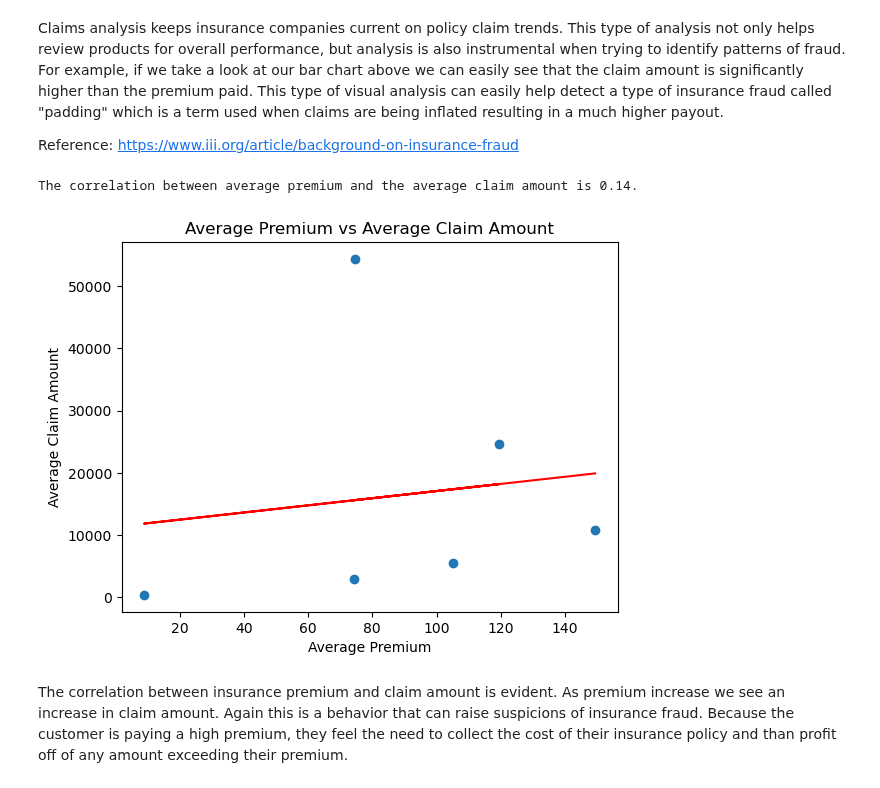
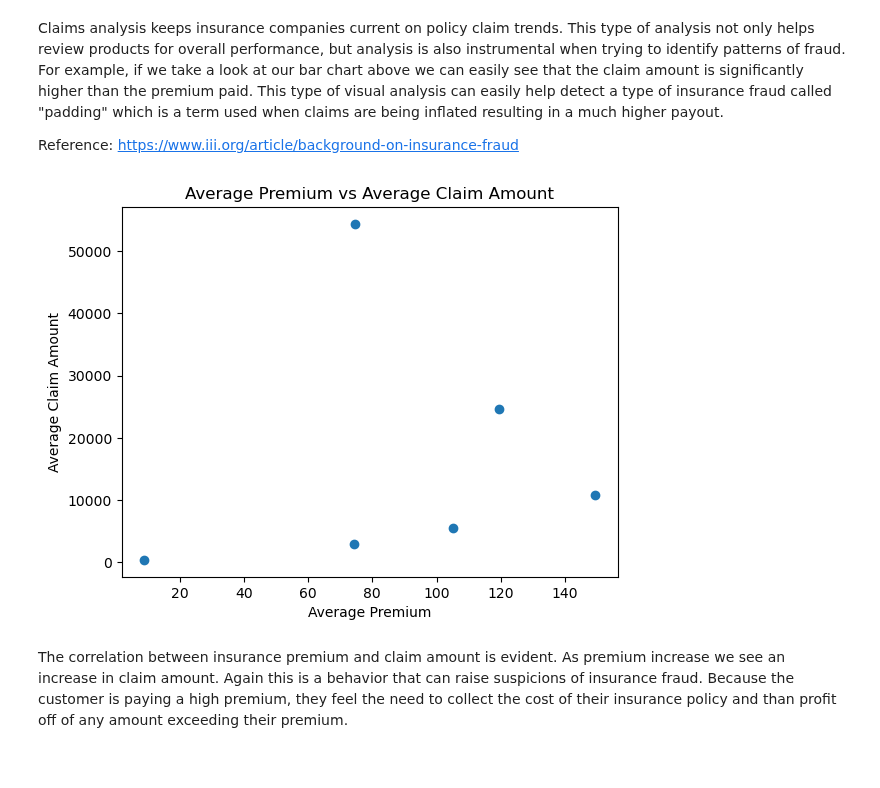
Before and after one commit to JustinS25/Insurance-Claim-Detection, a Jupyter notebook: Code/insurance_claim_valuecounts.ipynb, the cells around one changed output. Drawn from its saved outputs; the diff is of its cells as text; code cells hidden in the pictures.

Commit message:
Updated scatter plot

```diff
--- a/Code/insurance_claim_valuecounts.ipynb
+++ b/Code/insurance_claim_valuecounts.ipynb
@@ -471,22 +471,28 @@ Reference: https://www.iii.org/article/background-on-insurance-fraud
 # %%
 # Calculate correlation to test the relationship between the two variables
 
-correlation = st.pearsonr(avg_cost,avg_claim_amt)
+# correlation = st.pearsonr(avg_cost,avg_claim_amt)
 
-(slope, intercept, rvalue, pvalue, stderr) = st.linregress(avg_cost,avg_claim_amt)
-regress_values = avg_cost * slope + intercept
-line_eq = "y = " + str(round(slope,2)) + "x + " + str(round(intercept,2))
-plt.scatter(avg_cost,avg_claim_amt)
-plt.plot(avg_cost, regress_values, "r-")
+# (slope, intercept, rvalue, pvalue, stderr) = st.linregress(avg_cost,avg_claim_amt)
+# regress_values = avg_cost * slope + intercept
+# line_eq = "y = " + str(round(slope,2)) + "x + " + str(round(intercept,2))
+# plt.scatter(avg_cost,avg_claim_amt)
+# plt.plot(avg_cost, regress_values, "r-")
+# plt.title('Average Premium vs Average Claim Amount')
+# plt.xlabel('Average Premium')
+# plt.ylabel('Average Claim Amount')
+# plt.savefig('CSV Files/AverageAmountPlot.png')
+# print(f"The correlation between average premium and the average claim amount is {round(correlation[0],2)}.")
+# plt.show()
+
+plt.scatter(avg_cost, avg_claim_amt, marker='o')
 plt.title('Average Premium vs Average Claim Amount')
 plt.xlabel('Average Premium')
 plt.ylabel('Average Claim Amount')
 plt.savefig('CSV Files/AverageAmountPlot.png')
-print(f"The correlation between average premium and the average claim amount is {round(correlation[0],2)}.")
 plt.show()
 # %% [output]
-The correlation between average premium and the average claim amount is 0.14.
-[figure, old version]
+[figure, new version]
 # %% [markdown]
 The correlation between insurance premium and claim amount is evident. As premium increase we see an increase in claim amount. Again this is a behavior that can raise suspicions of insurance fraud. Because the customer is paying a high premium, they feel the need to collect the cost of their insurance policy and than profit off of any amount exceeding their premium.
 # %%
```
Also changed, not shown: 1 other file.
